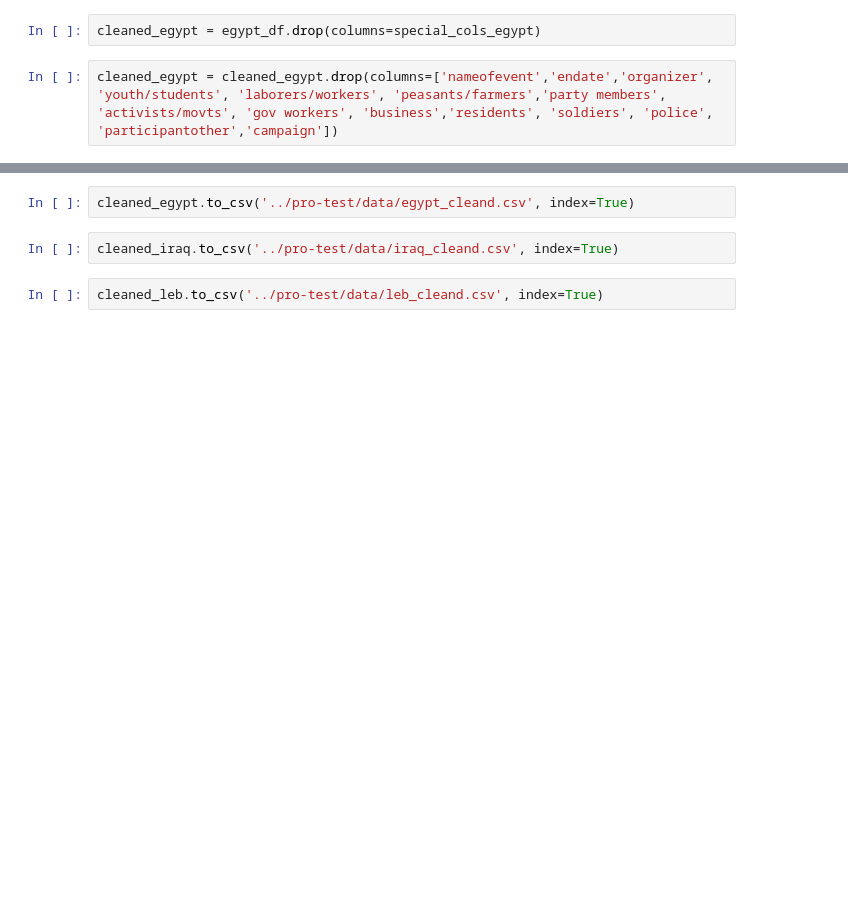
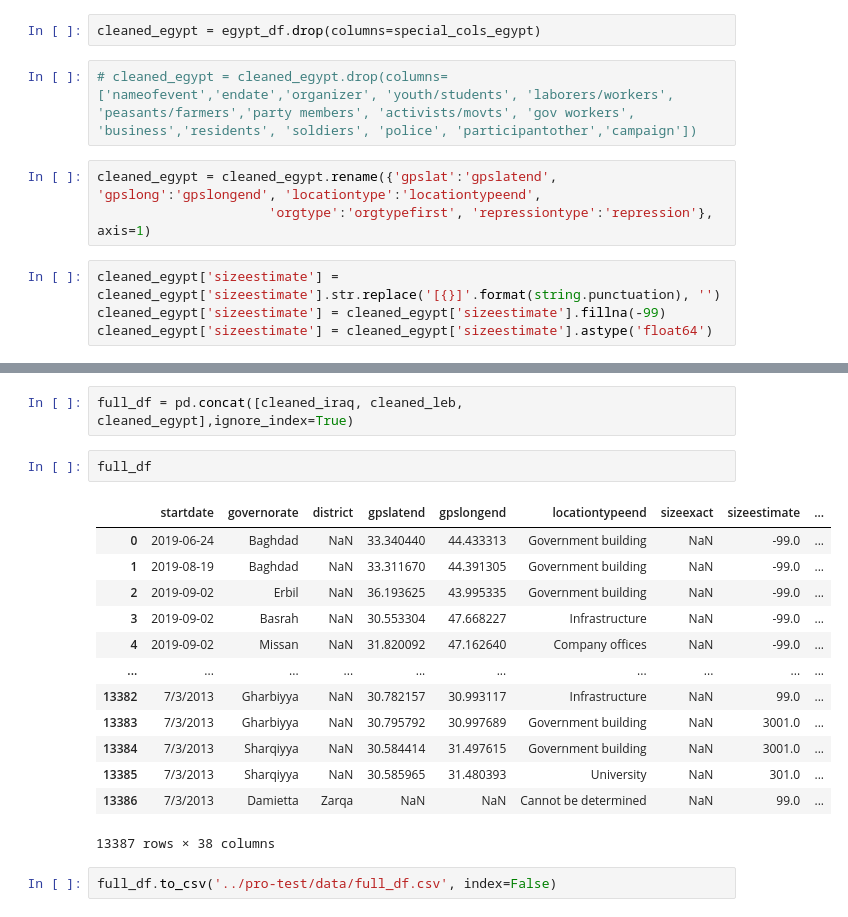
Before and after one commit to NoahDarwich/portest, a Jupyter notebook: notebooks/final_data_cleaning.ipynb, the cells around one changed output, grey strips where cells are left out. Drawn from its saved outputs; the diff is of its cells as text; blank space fills up the shorter version.

```diff
--- a/notebooks/final_data_cleaning.ipynb
+++ b/notebooks/final_data_cleaning.ipynb
@@ -88,5 +105,12 @@ special_cols_egypt
 # %%
 cleaned_egypt = egypt_df.drop(columns=special_cols_egypt)
 # %%
-cleaned_egypt = cleaned_egypt.drop(columns=['nameofevent','endate','organizer', 'youth/students', 'laborers/workers', 'peasants/farmers','party members', 'activists/movts', 'gov workers', 'business','residents', 'soldiers', 'police', 'participantother','campaign'])
+# cleaned_egypt = cleaned_egypt.drop(columns=['nameofevent','endate','organizer', 'youth/students', 'laborers/workers', 'peasants/farmers','party members', 'activists/movts', 'gov workers', 'business','residents', 'soldiers', 'police', 'participantother','campaign'])
+# %%
+cleaned_egypt = cleaned_egypt.rename({'gpslat':'gpslatend', 'gpslong':'gpslongend', 'locationtype':'locationtypeend',
+                      'orgtype':'orgtypefirst', 'repressiontype':'repression'}, axis=1)
+# %%
+cleaned_egypt['sizeestimate'] = cleaned_egypt['sizeestimate'].str.replace('[{}]'.format(string.punctuation), '')
+cleaned_egypt['sizeestimate'] = cleaned_egypt['sizeestimate'].fillna(-99)
+cleaned_egypt['sizeestimate'] = cleaned_egypt['sizeestimate'].astype('float64')
 # %%
@@ -130,6 +176,20 @@ Index(['startdate', 'ongoing', 'governorate', 'district', 'location',
+# %%
+full_df = pd.concat([cleaned_iraq, cleaned_leb, cleaned_egypt],ignore_index=True)
+# %%
+full_df
+# %% [output]
+|  | startdate | governorate | district | gpslatend | gpslongend | locationtypeend | sizeexact | sizeestimate | ... |
+| 0 | 2019-06-24 | Baghdad | NaN | 33.340440 | 44.433313 | Government building | NaN | -99.0 | ... |
+| 1 | 2019-08-19 | Baghdad | NaN | 33.311670 | 44.391305 | Government building | NaN | -99.0 | ... |
+| 2 | 2019-09-02 | Erbil | NaN | 36.193625 | 43.995335 | Government building | NaN | -99.0 | ... |
+| 3 | 2019-09-02 | Basrah | NaN | 30.553304 | 47.668227 | Infrastructure | NaN | -99.0 | ... |
+| 4 | 2019-09-02 | Missan | NaN | 31.820092 | 47.162640 | Company offices | NaN | -99.0 | ... |
+| ... | ... | ... | ... | ... | ... | ... | ... | ... | ... |
+| 13382 | 7/3/2013 | Gharbiyya | NaN | 30.782157 | 30.993117 | Infrastructure | NaN | 99.0 | ... |
+| 13383 | 7/3/2013 | Gharbiyya | NaN | 30.795792 | 30.997689 | Government building | NaN | 3001.0 | ... |
+| 13384 | 7/3/2013 | Sharqiyya | NaN | 30.584414 | 31.497615 | Government building | NaN | 3001.0 | ... |
+| 13385 | 7/3/2013 | Sharqiyya | NaN | 30.585965 | 31.480393 | University | NaN | 301.0 | ... |
+| 13386 | 7/3/2013 | Damietta | Zarqa | NaN | NaN | Cannot be determined | NaN | 99.0 | ... |
+13387 rows × 38 columns
 # %%
-cleaned_egypt.to_csv('../pro-test/data/egypt_cleand.csv', index=True)
+full_df.to_csv('../pro-test/data/full_df.csv', index=False)
-# %%
-cleaned_iraq.to_csv('../pro-test/data/iraq_cleand.csv', index=True)
-# %%
-cleaned_leb.to_csv('../pro-test/data/leb_cleand.csv', index=True)
```
Also changed, not shown: parts of 20 cells of this notebook, 3 other files.
